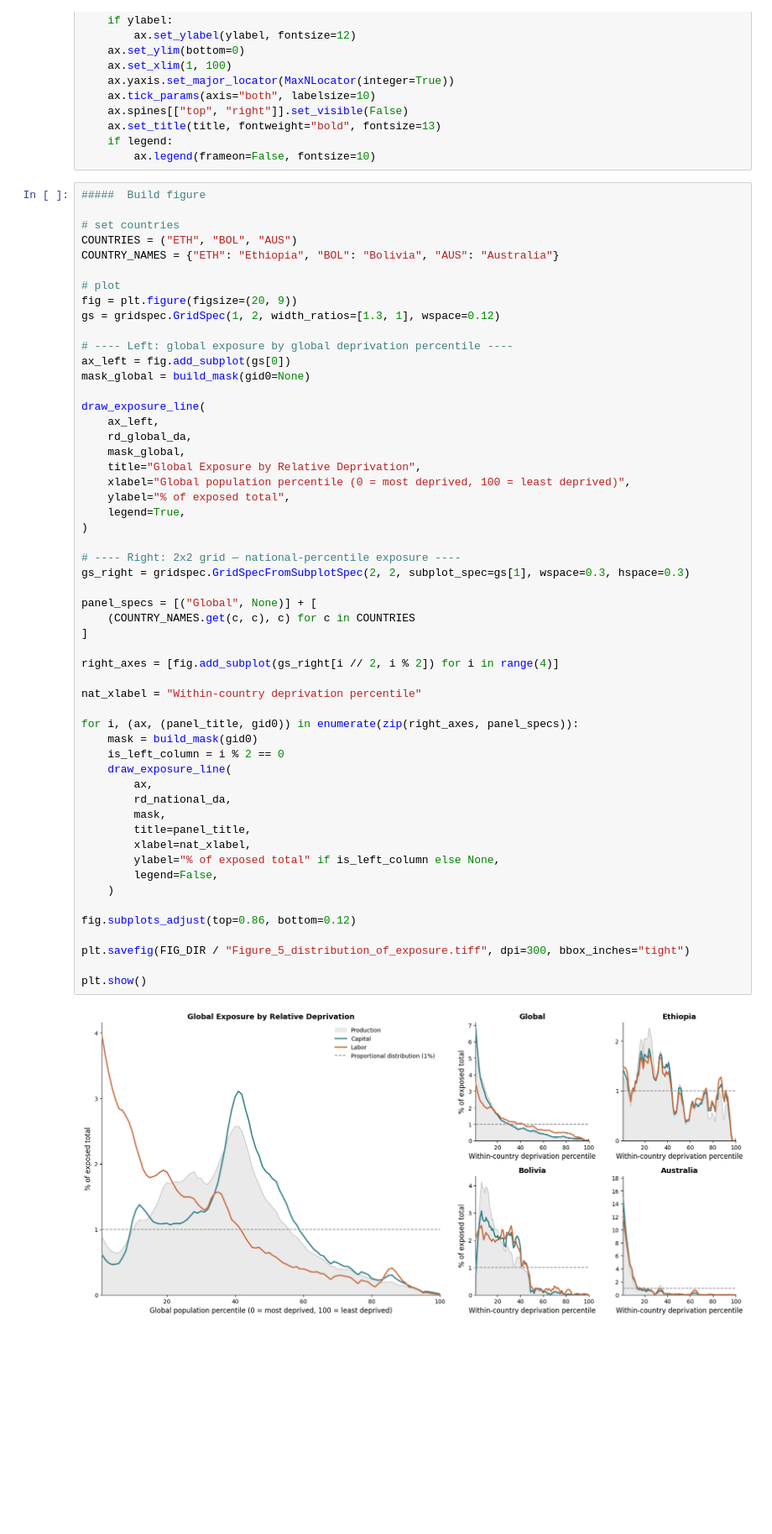
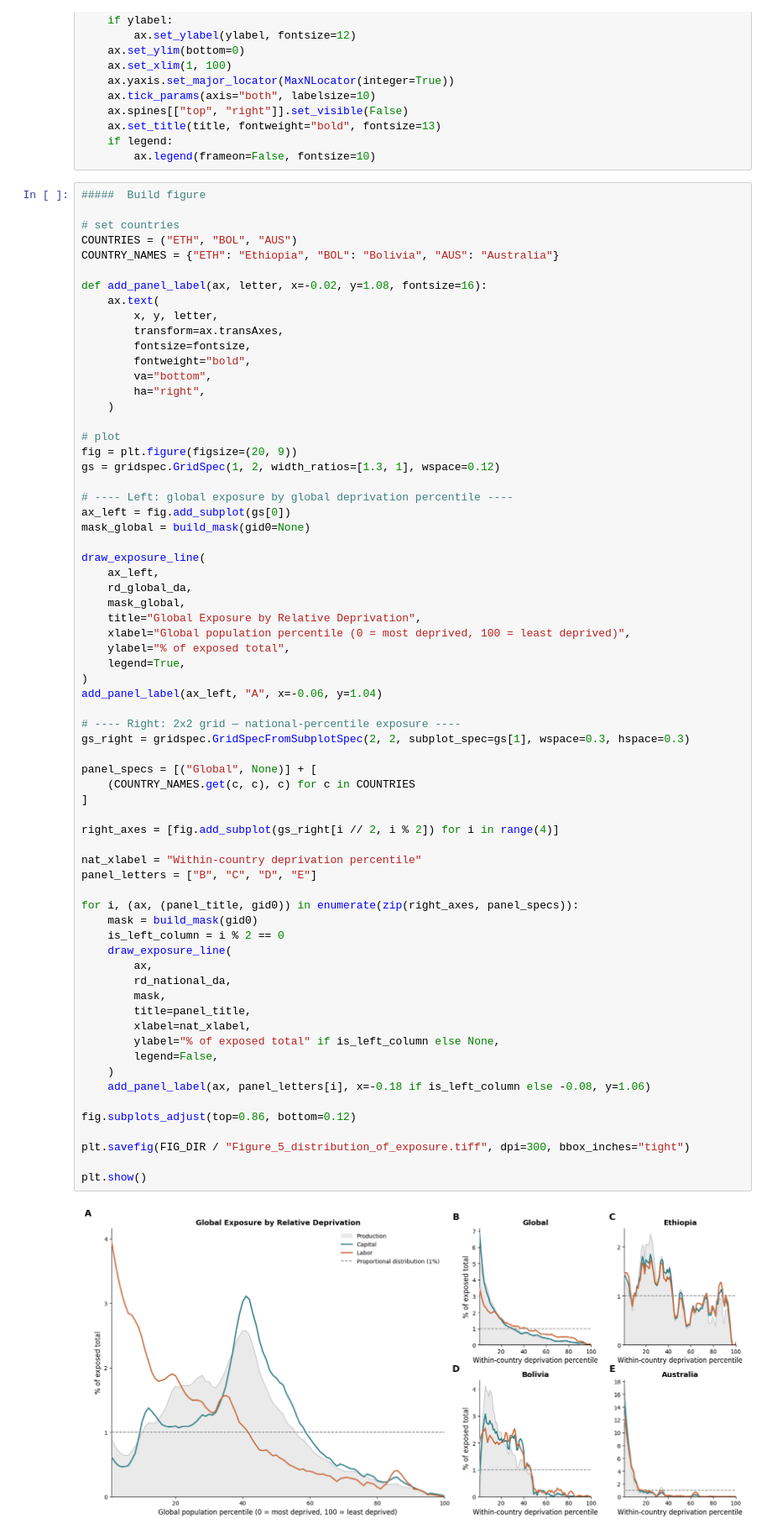
Before and after one commit to carinamani/Gridded_Agricultural_Capital_Labor, a Jupyter notebook: 03_generate_figures/FIG_5_30x30_distribution.ipynb, the cells around one changed output. Shown at 84% size. Saved outputs shown, nothing was run; the diff lists cells and outputs as text; blank space fills up the shorter version.

```diff
--- a/03_generate_figures/FIG_5_30x30_distribution.ipynb
+++ b/03_generate_figures/FIG_5_30x30_distribution.ipynb
@@ -204,6 +207,16 @@ def draw_exposure_line(ax, pctl_da, mask, title, xlabel, ylabel=None, legend=Fal
 # set countries
 COUNTRIES = ("ETH", "BOL", "AUS")
 COUNTRY_NAMES = {"ETH": "Ethiopia", "BOL": "Bolivia", "AUS": "Australia"}
+
+def add_panel_label(ax, letter, x=-0.02, y=1.08, fontsize=16):
+    ax.text(
+        x, y, letter,
+        transform=ax.transAxes,
+        fontsize=fontsize,
+        fontweight="bold",
+        va="bottom",
+        ha="right",
+    )
 
 # plot
 fig = plt.figure(figsize=(20, 9))
@@ -222,35 +235,38 @@ draw_exposure_line(
     ylabel="% of exposed total",
     legend=True,
 )
+add_panel_label(ax_left, "A", x=-0.06, y=1.04)
 
 # ---- Right: 2x2 grid — national-percentile exposure ----
 gs_right = gridspec.GridSpecFromSubplotSpec(2, 2, subplot_spec=gs[1], wspace=0.3, hspace=0.3)
 
 panel_specs = [("Global", None)] + [
     (COUNTRY_NAMES.get(c, c), c) for c in COUNTRIES
 ]
 
 right_axes = [fig.add_subplot(gs_right[i // 2, i % 2]) for i in range(4)]
 
 nat_xlabel = "Within-country deprivation percentile"
+panel_letters = ["B", "C", "D", "E"]
 
 for i, (ax, (panel_title, gid0)) in enumerate(zip(right_axes, panel_specs)):
     mask = build_mask(gid0)
     is_left_column = i % 2 == 0
     draw_exposure_line(
         ax,
         rd_national_da,
         mask,
         title=panel_title,
         xlabel=nat_xlabel,
         ylabel="% of exposed total" if is_left_column else None,
         legend=False,
     )
+    add_panel_label(ax, panel_letters[i], x=-0.18 if is_left_column else -0.08, y=1.06)
 
 fig.subplots_adjust(top=0.86, bottom=0.12)
 
 plt.savefig(FIG_DIR / "Figure_5_distribution_of_exposure.tiff", dpi=300, bbox_inches="tight")
 
 plt.show()
 # %% [output]
-[figure, old version]
+[figure, new version]
```
Also changed, not shown: parts of 4 cells of this notebook, 1 other file.
